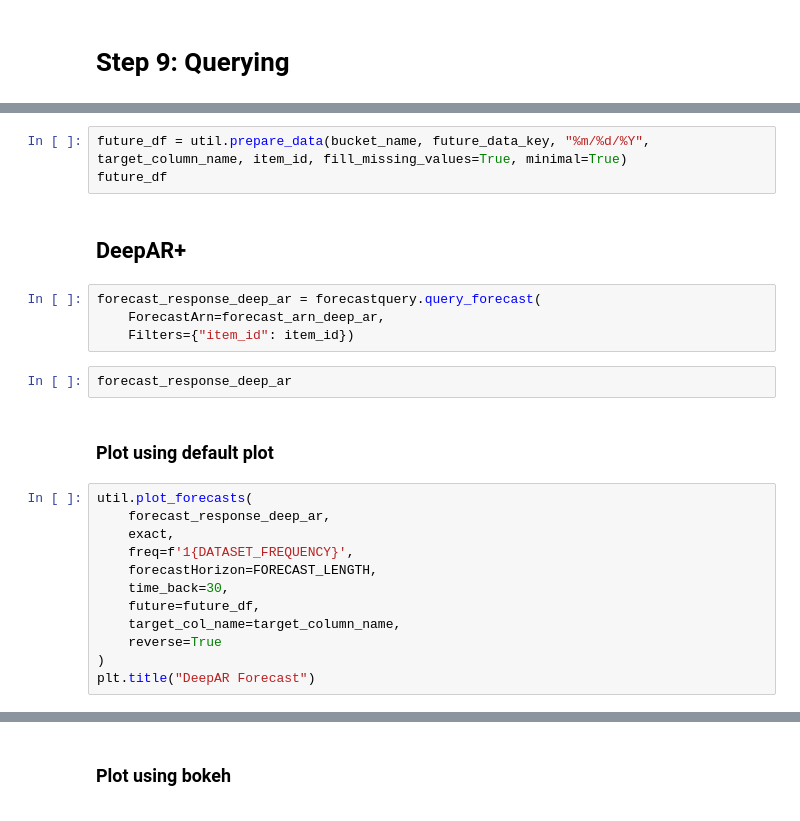
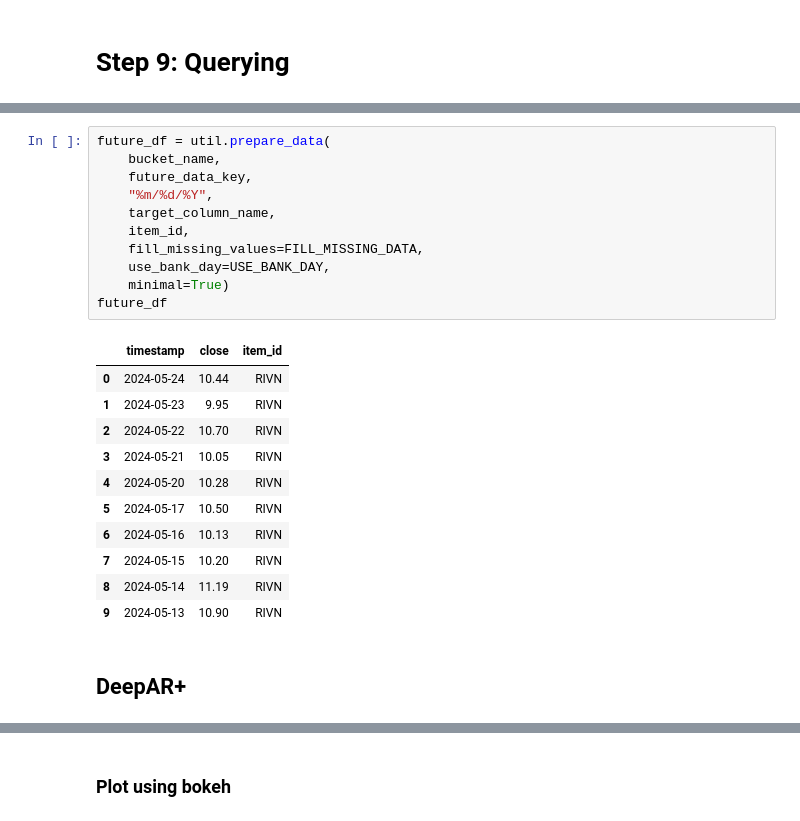
Before and after one commit to katjes733/aws-forecasting, a Jupyter notebook: forecasting.ipynb, the cells around one changed output, grey strips where cells are left out. Drawn from its saved outputs; the diff is of its cells as text.

```diff
--- a/forecasting.ipynb
+++ b/forecasting.ipynb
@@ -514,25 +664,25 @@ exact
 # %%
-future_df = util.prepare_data(bucket_name, future_data_key, "%m/%d/%Y", target_column_name, item_id, fill_missing_values=True, minimal=True)
+future_df = util.prepare_data(
+    bucket_name,
+    future_data_key,
+    "%m/%d/%Y",
+    target_column_name,
+    item_id,
+    fill_missing_values=FILL_MISSING_DATA,
+    use_bank_day=USE_BANK_DAY,
+    minimal=True)
 future_df
+# %% [output]
+|  | timestamp | close | item_id |
+| 0 | 2024-05-24 | 10.44 | RIVN |
+| 1 | 2024-05-23 | 9.95 | RIVN |
+| 2 | 2024-05-22 | 10.70 | RIVN |
+| 3 | 2024-05-21 | 10.05 | RIVN |
+| 4 | 2024-05-20 | 10.28 | RIVN |
+| 5 | 2024-05-17 | 10.50 | RIVN |
+| 6 | 2024-05-16 | 10.13 | RIVN |
+| 7 | 2024-05-15 | 10.20 | RIVN |
+| 8 | 2024-05-14 | 11.19 | RIVN |
+| 9 | 2024-05-13 | 10.90 | RIVN |
 # %% [markdown]
 ## DeepAR+
-# %%
-forecast_response_deep_ar = forecastquery.query_forecast(
-    ForecastArn=forecast_arn_deep_ar,
-    Filters={"item_id": item_id})
-# %%
-forecast_response_deep_ar
-# %% [markdown]
-### Plot using default plot
-# %%
-util.plot_forecasts(
-    forecast_response_deep_ar,
-    exact,
-    freq=f'1{DATASET_FREQUENCY}',
-    forecastHorizon=FORECAST_LENGTH,
-    time_back=30,
-    future=future_df,
-    target_col_name=target_column_name,
-    reverse=True
-)
-plt.title("DeepAR Forecast")
```
Also changed, not shown: parts of 48 cells of this notebook, 1 other file.
